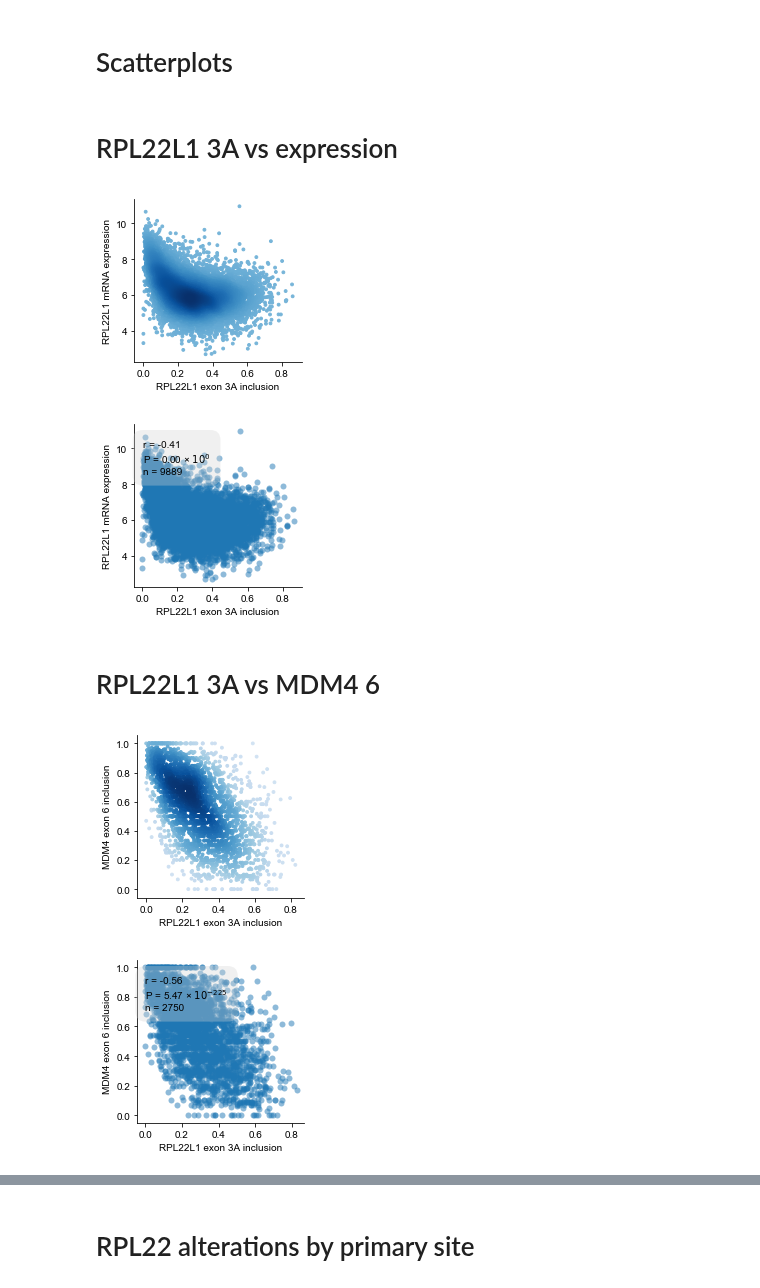
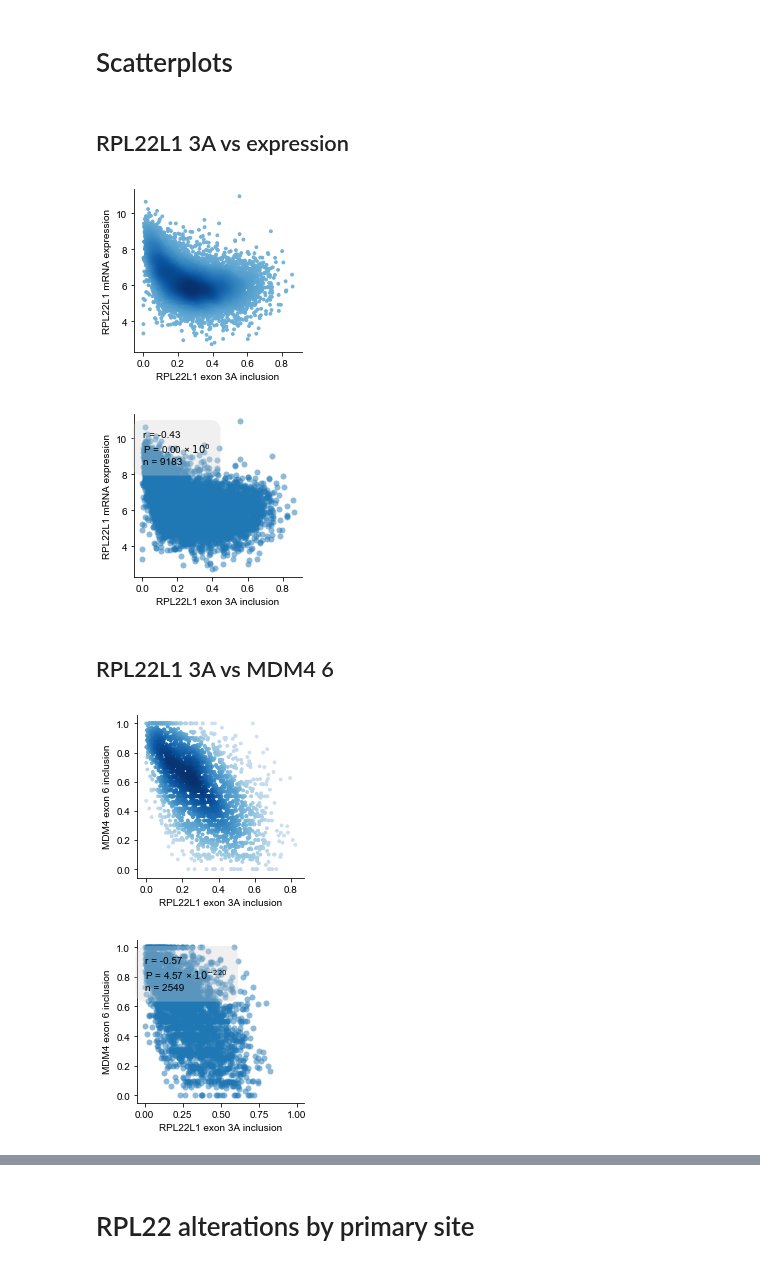
Before and after one commit to kevinhu/mdm4-splicing, a Jupyter notebook: notebooks/fig1_CCLE-TCGA-correlates.ipynb, the cells around one changed output, grey strips where cells are left out. Cells and saved outputs as stored; diff of their text form; code cells hidden in the pictures.

```diff
--- a/notebooks/fig1_CCLE-TCGA-correlates.ipynb
+++ b/notebooks/fig1_CCLE-TCGA-correlates.ipynb
@@ -49,6 +51,14 @@ tcga_se = tcga_se[~tcga_se.index.duplicated(keep="first")]
 tcga_genex.columns = [format_gene_map.get(x.split(".")[0],"unnamed")+"_"+x for x in tcga_genex.columns]
 tcga_a3ss.columns = [format_gene_map.get(x.split(".")[0],"unnamed")+"_"+x for x in tcga_a3ss.columns]
 tcga_se.columns = [format_gene_map.get(x.split(".")[0],"unnamed")+"_"+x for x in tcga_se.columns]
+# %%
+normal_genex = tcga_genex[tcga_genex.index.map(lambda x: x[-2:] == "11")]
+normal_a3ss = tcga_a3ss[tcga_a3ss.index.map(lambda x: x[-2:] == "11")]
+normal_se = tcga_se[tcga_se.index.map(lambda x: x[-2:] == "11")]
+
+tcga_genex = tcga_genex[tcga_genex.index.map(lambda x: x[-2:] != "11")]
+tcga_a3ss = tcga_a3ss[tcga_a3ss.index.map(lambda x: x[-2:] != "11")]
+tcga_se = tcga_se[tcga_se.index.map(lambda x: x[-2:] != "11")]
 # %% [markdown]
 ## RPL22 mutants
 # %%
@@ -224,7 +236,7 @@ def density_scatter(x, y):
 
     return ax
 # %% [markdown]
-# RPL22L1 3A vs expression
+## RPL22L1 3A vs expression
 # %%
 x = 1-tcga_a3ss["RPL22L1_ENSG00000163584_ENSG00000163584.13_A3_3_170586086:170586168:170585801:170585923:170585801:170585990_170585923:170585990"]
 y = tcga_genex["RPL22L1_ENSG00000163584_ENSG00000163584.17"]
@@ -247,31 +259,34 @@ plt.ylabel("RPL22L1 mRNA expression")
 plt.savefig("../plots/rpl22l1_splicing_expression_annotated.pdf",
             dpi=2048, bbox_inches="tight", background="transparent")
 # %% [output]
-[figure, old version]
+[figure, new version]
-[figure, old version]
+[figure, new version]
 # %% [markdown]
-# RPL22L1 3A vs MDM4 6
+## RPL22L1 3A vs MDM4 6
 # %%
 x = 1-tcga_a3ss["RPL22L1_ENSG00000163584_ENSG00000163584.13_A3_3_170586086:170586168:170585801:170585923:170585801:170585990_170585923:170585990"]
 y = tcga_se["MDM4_ENSG00000198625_ENSG00000198625.8_ES_1_204501318:204501374:204506557:204506625:204507336:204507436_204506557:204506625"]
 
 ax = density_scatter(x, y)
 
 ax.set_xlabel("RPL22L1 exon 3A inclusion")
 ax.set_ylabel("MDM4 exon 6 inclusion")
 
 plt.savefig("../plots/rpl22l1_mdm4_co-splicing_density.pdf",
             dpi=2048, bbox_inches="tight", background="transparent")
 
 plt.figure(figsize=(3, 3))
 
 huy.regression(x, y)
 
 plt.xlabel("RPL22L1 exon 3A inclusion")
 plt.ylabel("MDM4 exon 6 inclusion")
 
+plt.xlim(-0.05,1.05)
+plt.ylim(-0.05,1.05)
+
 plt.savefig("../plots/rpl22l1_mdm4_co-splicing_annotated.pdf",
             dpi=2048, bbox_inches="tight", transparent=True)
 # %% [output]
-[figure, old version]
+[figure, new version]
-[figure, old version]
+[figure, new version]
```
Also changed, not shown: parts of 16 cells of this notebook, 9 other files.
